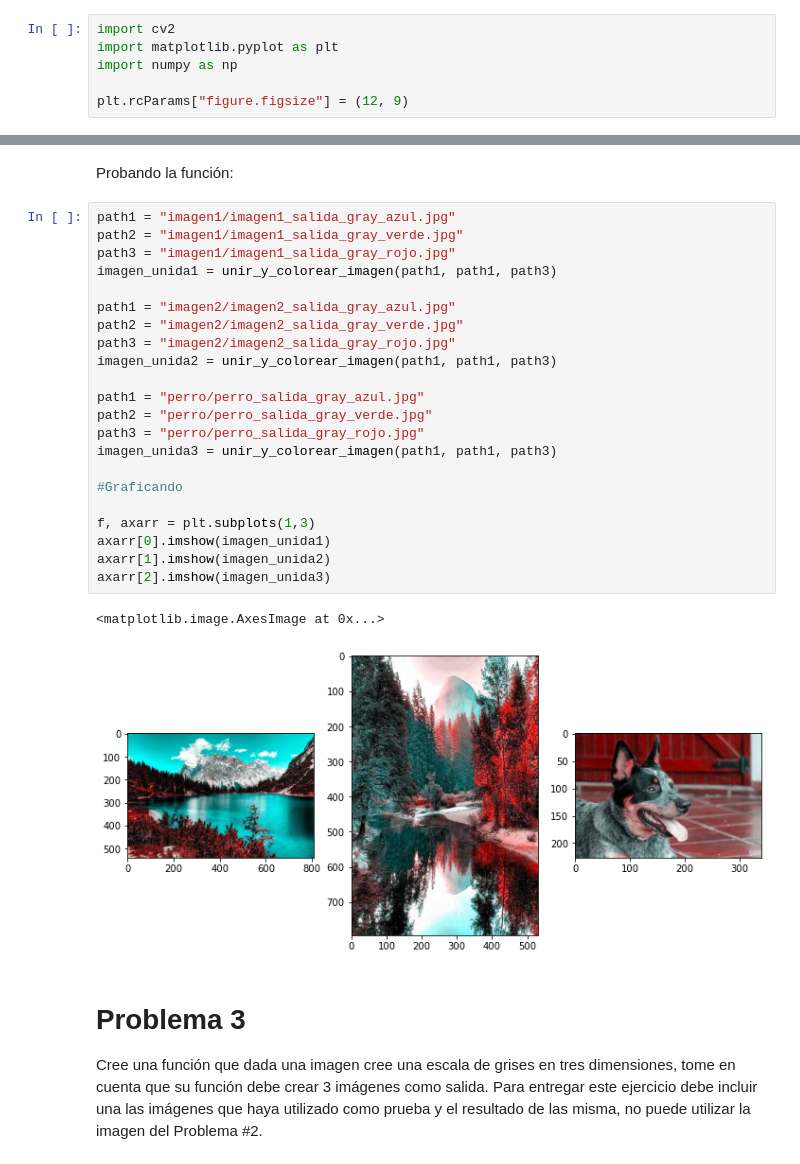
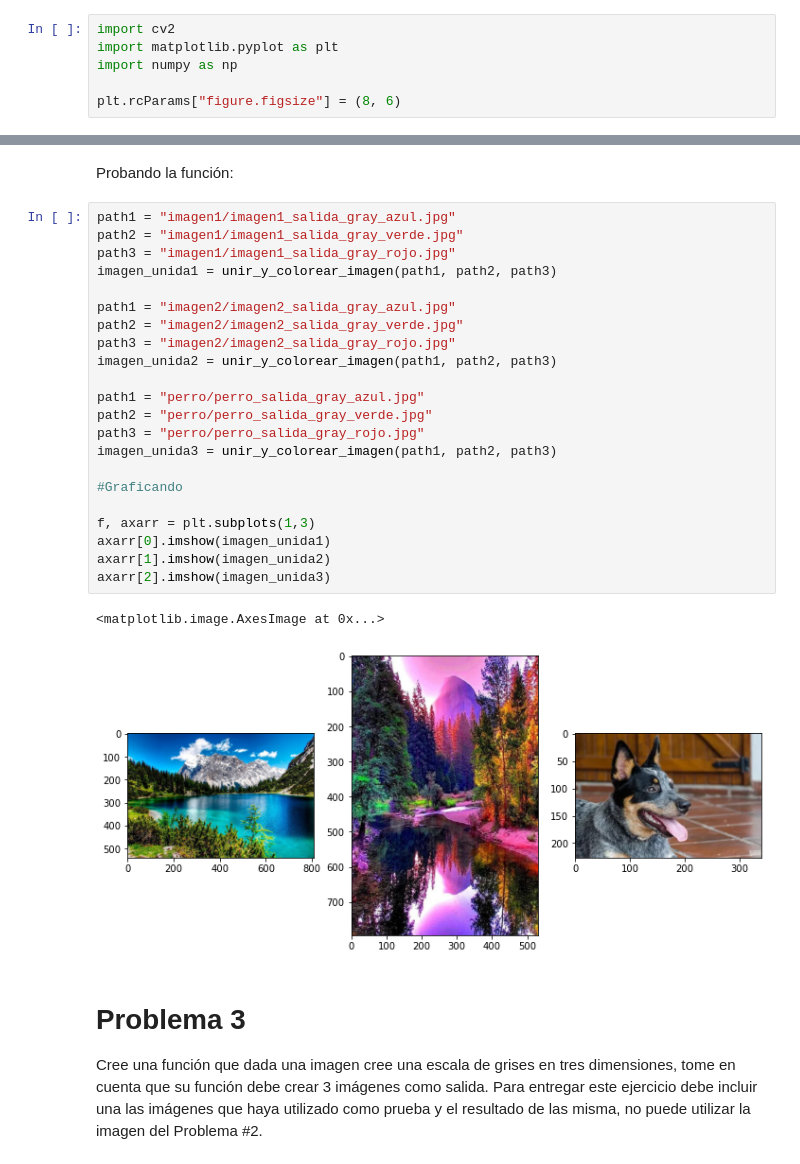
Before and after one commit to josedalvik/datascience_textmining_imagerecognition_hojatrabajo1, a Jupyter notebook: HojaTrabajo1.ipynb, the cells around one changed output, grey strips where cells are left out. Cells and saved outputs as stored; diff of their text form.

```diff
--- a/HojaTrabajo1.ipynb
+++ b/HojaTrabajo1.ipynb
@@ -12,7 +12,7 @@ import cv2
 import matplotlib.pyplot as plt
 import numpy as np
 
-plt.rcParams["figure.figsize"] = (12, 9)
+plt.rcParams["figure.figsize"] = (8, 6)
 # %% [markdown]
 Las imagenes originales utilizadas en esta hoja de trabajo son las siguientes:
 # %%
@@ -152,28 +153,28 @@ Probando la función:
 # %%
 path1 = "imagen1/imagen1_salida_gray_azul.jpg"
 path2 = "imagen1/imagen1_salida_gray_verde.jpg"
 path3 = "imagen1/imagen1_salida_gray_rojo.jpg"
-imagen_unida1 = unir_y_colorear_imagen(path1, path1, path3)
+imagen_unida1 = unir_y_colorear_imagen(path1, path2, path3)
 
 path1 = "imagen2/imagen2_salida_gray_azul.jpg"
 path2 = "imagen2/imagen2_salida_gray_verde.jpg"
 path3 = "imagen2/imagen2_salida_gray_rojo.jpg"
-imagen_unida2 = unir_y_colorear_imagen(path1, path1, path3)
+imagen_unida2 = unir_y_colorear_imagen(path1, path2, path3)
 
 path1 = "perro/perro_salida_gray_azul.jpg"
 path2 = "perro/perro_salida_gray_verde.jpg"
 path3 = "perro/perro_salida_gray_rojo.jpg"
-imagen_unida3 = unir_y_colorear_imagen(path1, path1, path3)
+imagen_unida3 = unir_y_colorear_imagen(path1, path2, path3)
 
 #Graficando
 
 f, axarr = plt.subplots(1,3)
 axarr[0].imshow(imagen_unida1)
 axarr[1].imshow(imagen_unida2)
 axarr[2].imshow(imagen_unida3)
 # %% [output]
 <matplotlib.image.AxesImage at 0x...>
-[figure, old version]
+[figure, new version]
 # %% [markdown]
 # Problema 3
 Cree una función que dada una imagen cree una escala de grises en tres dimensiones, tome en cuenta que su función debe crear 3 imágenes como salida. Para entregar este ejercicio debe incluir una las imágenes que haya utilizado como prueba y el resultado de las misma, no puede utilizar la imagen del Problema #2.
```
Also changed, not shown: parts of 7 cells of this notebook, 4 other files.
